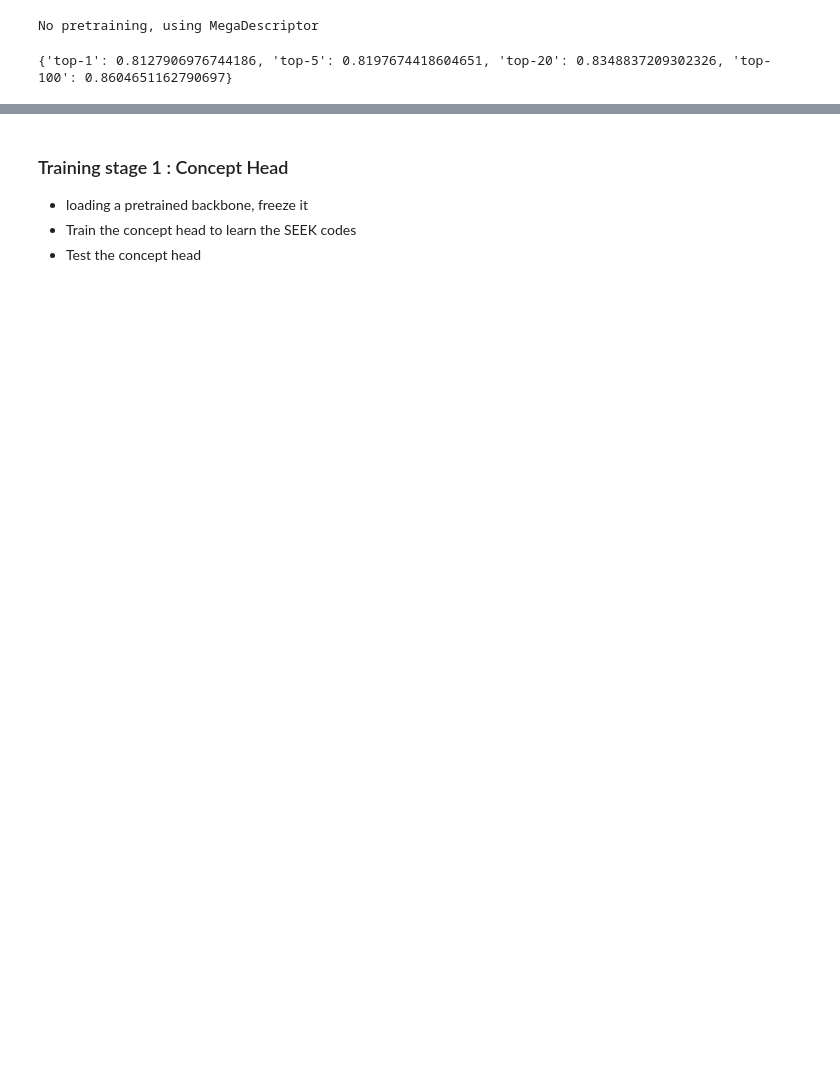
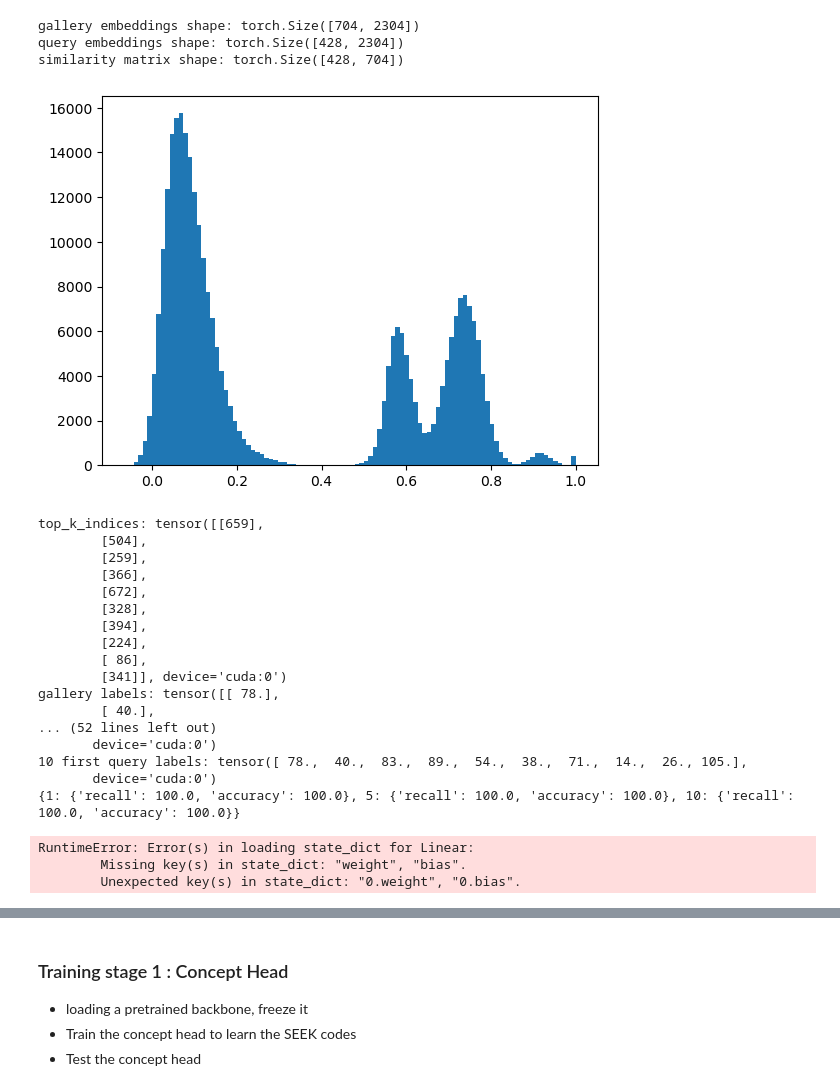
Before and after one commit to AntoineSalaun/Interpretable-and-Editable-Elephant-ReID, a Jupyter notebook: methods/Retrival_tests.ipynb, the cells around one changed output, grey strips where cells are left out. Drawn from its saved outputs; the diff is of its cells as text; code cells hidden in the pictures; blank space fills up the shorter version.

Commit message:
reroduce error

```diff
--- a/methods/Retrival_tests.ipynb
+++ b/methods/Retrival_tests.ipynb
@@ -23,22 +20,33 @@ The autoreload extension is already loaded. To reload it, use:
 # %%
 training_dataset = EleHandler(subset='IDI_training') # 70% cut along elephants
 print(len(training_dataset))
-train_indices, val_indices, test_indices = training_dataset.split_along_encounters([0.7,0.15,0.15], hour_delta=500)
+train_indices, val_indices, test_indices = training_dataset.split_along_encounters([0.7,0.15,0.15], hour_delta=24)
+idx = list(range(len(training_dataset)))
+
+# Extract three random loaders from training_dataset
+#train_indices, val_indices, test_indices = torch.utils.data.random_split(idx, [int(0.7 * len(idx)), int(0.15 * len(idx)), len(idx) - int(0.85 * len(idx))])
+
+#train_loader = DataLoader(training_dataset, batch_size=128, sampler=RandomSampler(train_indices), num_workers=4)
+#val_loader = DataLoader(training_dataset, batch_size=128, sampler=RandomSampler(val_indices), num_workers=4)
+#test_loader = DataLoader(training_dataset, batch_size=128, sampler=RandomSampler(test_indices), num_workers=4)
+
 train_loader, val_loader, test_loader = (DataLoader(training_dataset, batch_size=128, sampler=RandomSampler(indices), num_workers=4) for indices in [train_indices, val_indices, test_indices])
+print('len(training_dataset):', len(training_dataset))
+print('len(train_loader):', len(train_loader), 'len(val_loader):', len(val_loader), 'len(test_loader):', len(test_loader))
 
-assert not (set(train_indices) & set(val_indices)), "Train and Validation sets overlap!"
-assert not (set(train_indices) & set(test_indices)), "Train and Test sets overlap!"
-assert not (set(val_indices) & set(test_indices)), "Validation and Test sets overlap!"
+#assert not (set(train_indices) & set(val_indices)), "Train and Validation sets overlap!"
+#assert not (set(train_indices) & set(test_indices)), "Train and Test sets overlap!"
+#assert not (set(val_indices) & set(test_indices)), "Validation and Test sets overlap!"
 
 
 # odd elephants are used as the query set
 retrieval_dataset = EleHandler(subset='IDI_retrieval') # 30% cut along elephants
 print(len(retrieval_dataset))
 
-gallery_indices, query_indices, _ = retrieval_dataset.split_along_encounters([0.49,0.49,0.02], hour_delta=500)
+gallery_indices, query_indices, _ = retrieval_dataset.split_along_encounters([0.49,0.49,0.02], hour_delta=24)
 gallery_loader, query_loader = (DataLoader(retrieval_dataset, batch_size=128, sampler=RandomSampler(indices), num_workers=4) for indices in [gallery_indices, query_indices])
-assert not (set(gallery_indices) & set(query_indices)), "Gallery and Query sets overlap!"
-assert not (set(train_indices) & set(gallery_indices)), "Train and Gallery sets overlap!"
+#assert not (set(gallery_indices) & set(query_indices)), "Gallery and Query sets overlap!"
+#assert not (set(train_indices) & set(gallery_indices)), "Train and Gallery sets overlap!"
 
 # Check the values of the labels
 num_training_classes = max(torch.max(batch[2]) for batch in train_loader) + 1
@@ -46,6 +54,4 @@ print('Number of elephants in training set:', num_training_classes)
 
 num_query_classes = max(torch.max(batch[2]) for batch in query_loader) + 1
 print('Number of (different) elephants in query set:', num_query_classes)
-
-code = 'retrieval_tests'
 # %% [output]
@@ -60,9 +131,42 @@ Number of (different) elephants in query set: tensor(216)
 # %%
-ba = Backbone()
-#ba = Backbone(pretraining = "savannah_elephants")
+ba = Backbone(with_ears = True, pretraining = "savannah_elephants")
 ba.freeze()
 
-Retrieval.perform_retrieval(gallery_loader, query_loader, ba=ba)
+
+retrieval = Retrieval()
+_ = retrieval.perform_retrieval(query_loader, gallery_loader, backbone= ba)
 # %% [output]
-No pretraining, using MegaDescriptor
+gallery embeddings shape: torch.Size([704, 2304])
+query embeddings shape: torch.Size([428, 2304])
+similarity matrix shape: torch.Size([428, 704])
+[figure, added]
-{'top-1': 0.8127906976744186, 'top-5': 0.8197674418604651, 'top-20': 0.8348837209302326, 'top-100': 0.8604651162790697}
+top_k_indices: tensor([[659],
+        [504],
+        [259],
+        [366],
+        [672],
+        [328],
+        [394],
+        [224],
+        [ 86],
+        [341]], device='cuda:0')
+gallery labels: tensor([[ 78.],
+        [ 40.],
+... (52 lines left out)
+       device='cuda:0')
+10 first query labels: tensor([ 78.,  40.,  83.,  89.,  54.,  38.,  71.,  14.,  26., 105.],
+       device='cuda:0')
+{1: {'recall': 100.0, 'accuracy': 100.0}, 5: {'recall': 100.0, 'accuracy': 100.0}, 10: {'recall': 100.0, 'accuracy': 100.0}}
+# %%
+ba = Backbone(pretraining = "savannah_elephants")
+ba.freeze()
+cl = Classifier(300, softmax=False)
+cl.freeze()
+ch = ConceptHead(ba, 300)
+ch.freeze()
+pr = Projector(ba, 300)
+pr.freeze()
+# %% [output]
+RuntimeError: Error(s) in loading state_dict for Linear:
+        Missing key(s) in state_dict: "weight", "bias".
+        Unexpected key(s) in state_dict: "0.weight", "0.bias".
```
Also changed, not shown: parts of 13 cells of this notebook, 4 other files.
